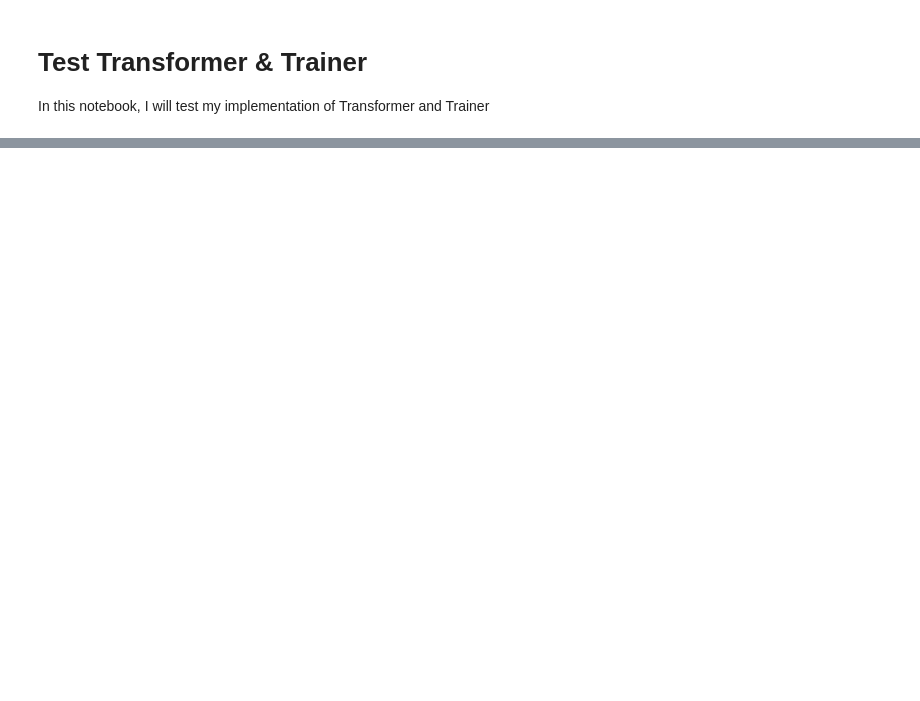
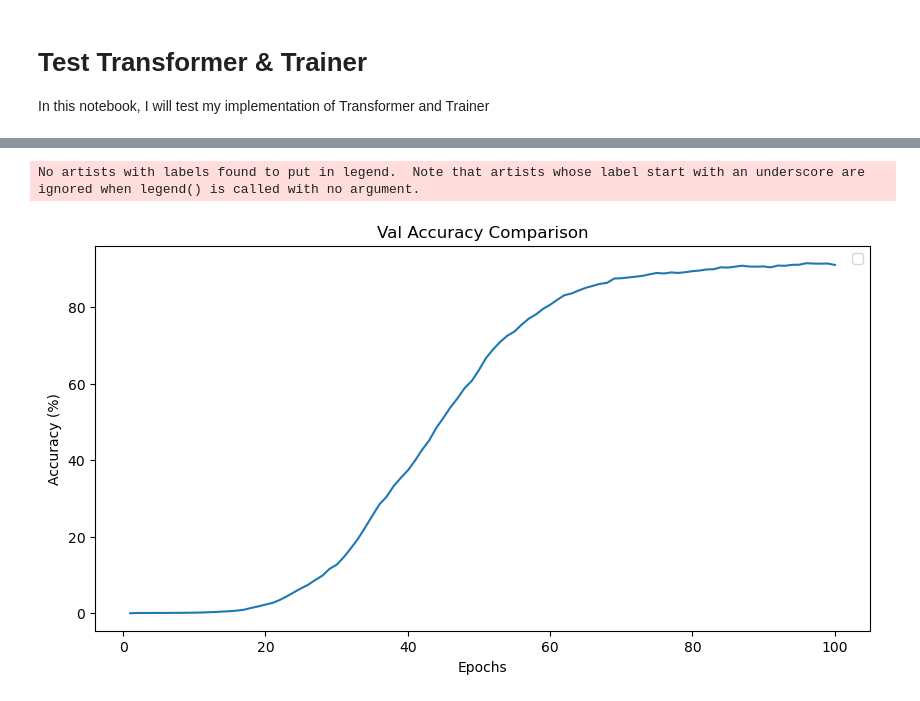
Before and after one commit to whoiam1101/handcrafted-transformer, a Jupyter notebook: notebooks/test_transformer_and_trainer.ipynb, the cells around one changed output, grey strips where cells are left out. Saved outputs shown, nothing was run; the diff lists cells and outputs as text; code cells hidden in the pictures; blank space fills up the shorter version.

Commit message:
test Transformer and train func

```diff
--- a/notebooks/test_transformer_and_trainer.ipynb
+++ b/notebooks/test_transformer_and_trainer.ipynb
@@ -136,0 +40,33 @@ RuntimeError: mat1 and mat2 shapes cannot be multiplied (8188x128 and 256x512)
+# %%
+from torch.utils.data import random_split
+
+ds = NumberSeqDataset()
+N = len(ds)
+L = int(0.8 * N)
+R = N - L
+train_ds, eval_ds = random_split(ds, [L, R])
+
+train_dataloader = DataLoader(train_ds, batch_size=32, shuffle=True)
+val_dataloader = DataLoader(eval_ds, batch_size=32, shuffle=False)
+# %%
+model = Transformer(
+    num_layers=4,
+    d_model=16,
+    num_heads=8,
+    d_ff=32,
+    input_dim=NUM_NUMS,
+    output_dim=NUM_NUMS,
+    max_len=16
+)
+# %%
+NUM_EPOCHS = 100
+
+history = train_transformer(
+    model=model,
+    num_epochs=NUM_EPOCHS,
+    train_dataloader=train_dataloader,
+    val_dataloader=val_dataloader,
+    optimizer_class=Lion,
+    device=device,
+    metrics_fn=lambda preds, targets: 100 * (preds == targets).float().mean().item()
+)
@@ -136,0 +99,13 @@ RuntimeError: mat1 and mat2 shapes cannot be multiplied (8188x128 and 256x512)
+# %%
+import matplotlib.pyplot as plt
+
+plt.figure(figsize=(10, 5))
+plt.plot(range(1, NUM_EPOCHS + 1), history['val_metrics'])
+plt.xlabel('Epochs')
+plt.ylabel('Accuracy (%)')
+plt.title('Val Accuracy Comparison')
+plt.legend()
+plt.show()
+# %% [output]
+No artists with labels found to put in legend.  Note that artists whose label start with an underscore are ignored when legend() is called with no argument.
+[figure, added]
```
Also changed, not shown: parts of 14 cells of this notebook, 3 other files.
